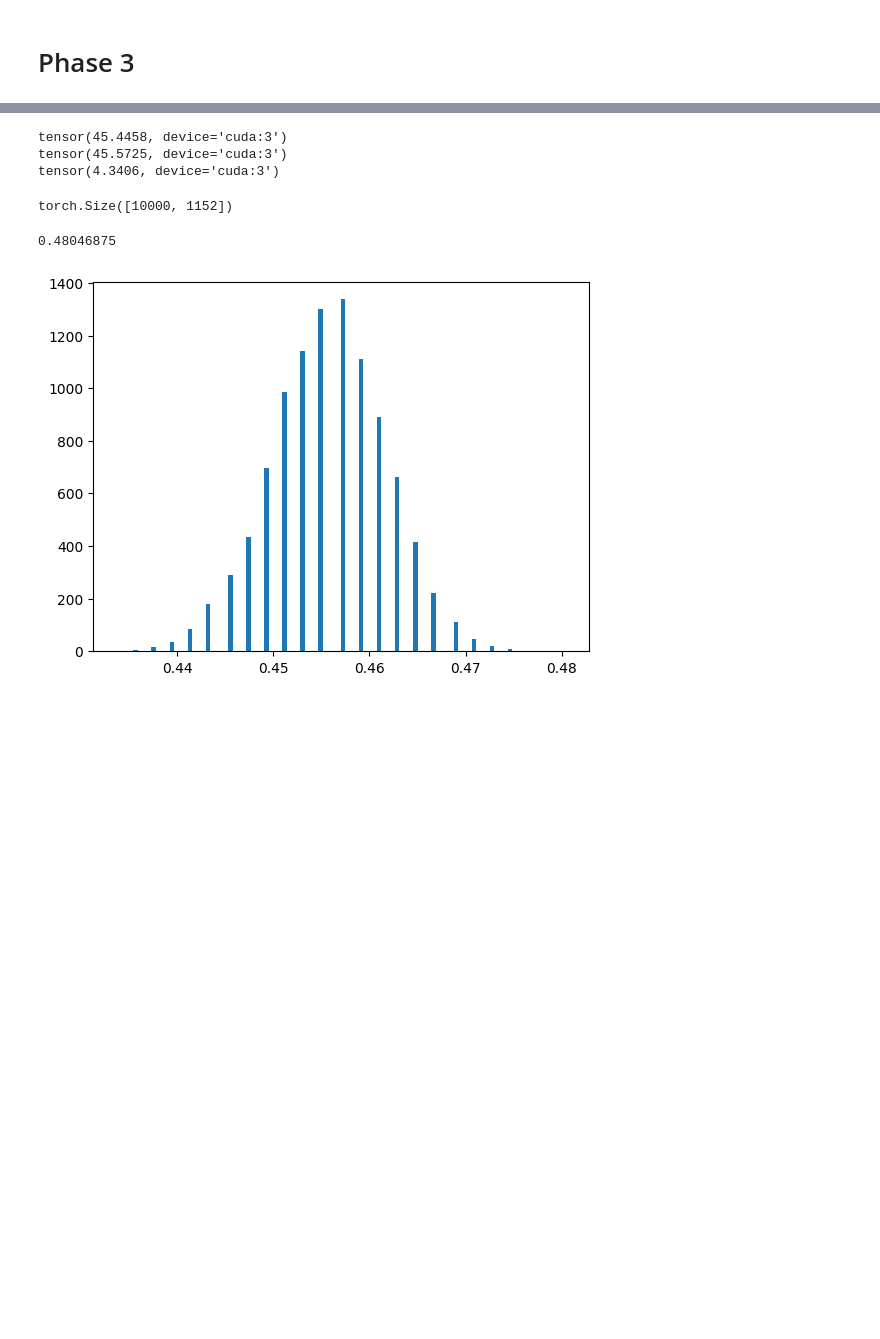
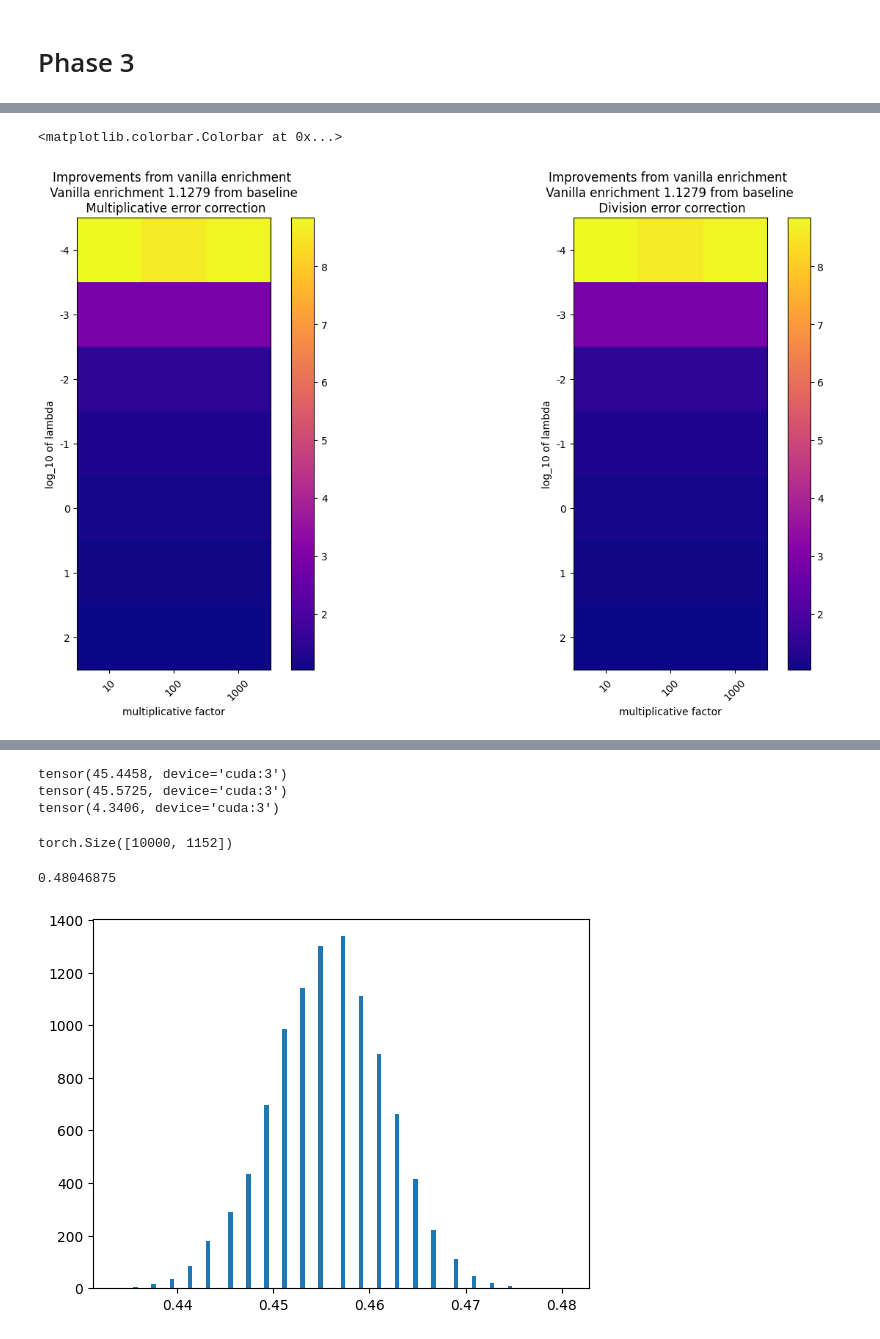
Before and after one commit to iglimlloja/llm-knowledge-distillation, a Jupyter notebook: distillation_gcp/debugging.ipynb, the cells around one changed output, grey strips where cells are left out. Cells and saved outputs as stored; diff of their text form; code cells hidden in the pictures; blank space fills up the shorter version.

```diff
--- a/distillation_gcp/debugging.ipynb
+++ b/distillation_gcp/debugging.ipynb
@@ -657,0 +1332,2 @@ configuration['loader'] = loader
+# %%
+reg_matrix = 0.1* torch.eye(p, device='cpu') + XtX_enriched.cpu()
@@ -657,0 +1598,46 @@ configuration['loader'] = loader
+# %%
+# lam_vals = [-10, -8, -6, -5,-4,-3,-2,-1,0,1,2]
+lam_vals = [-4,-3,-2,-1,0,1,2]
+# lam_vals = [-2,-1,0]
+# XtY_factors = [10, 100, 1000, 5000, 10000, 50000, 150000]
+XtY_factors = [10, 100, 1000]
+heatmap_64 = []
+device='cpu'
+heatmap_64_div_correction = []
+for lam in lam_vals:
+    ratios = []
+    ratios2 = []
+    for factor in XtY_factors:
+        reg_matrix = 10**lam * torch.eye(p, device=device)
+        B_hat_enriched_regularized = torch.linalg.solve(XtX_enriched + reg_matrix, XtY_enriched * factor)
+        ratios.append((((X_batch_e @ B_hat_enriched_regularized)[..., :vanilla_p] - Y_batch*factor).norm('fro') / (Y_batch*factor).norm('fro')).item())
+        ratios2.append((((X_batch_e @ B_hat_enriched_regularized)[..., :vanilla_p]/factor - Y_batch).norm('fro') / (Y_batch).norm('fro')).item())
+    heatmap_64.append(ratios)
+    heatmap_64_div_correction.append(ratios2)
+# %%
+heatmap_64 = np.array(heatmap_64)
+heatmap_64_div_correction = np.array(heatmap_64_div_correction)
+# %%
+# Double precision
+import matplotlib.pyplot as plt
+
+plt.figure(figsize=(16,8))
+plt.subplot(1,2,1)
+plt.title(f"Improvements from vanilla enrichment \n Vanilla enrichment {((X_batch_e @ B_hat_enriched)[..., :vanilla_p] - Y_batch).norm('fro') / Y_batch.norm():.4f} from baseline \n Multiplicative error correction")
+plt.imshow(heatmap_64, cmap='plasma')
+plt.xlabel('multiplicative factor')
+plt.xticks(np.arange(len(XtY_factors)), labels=XtY_factors, rotation=45)
+plt.ylabel('log_10 of lambda')
+plt.yticks(np.arange(len(lam_vals)), labels=lam_vals)
+plt.colorbar()
+plt.subplot(1,2,2)
+plt.title(f"Improvements from vanilla enrichment \n Vanilla enrichment {((X_batch_e @ B_hat_enriched)[..., :vanilla_p] - Y_batch).norm('fro') / Y_batch.norm():.4f} from baseline \n Division error correction")
+plt.imshow(heatmap_64_div_correction, cmap='plasma')
+plt.xlabel('multiplicative factor')
+plt.xticks(np.arange(len(XtY_factors)), labels=XtY_factors, rotation=45)
+plt.ylabel('log_10 of lambda')
+plt.yticks(np.arange(len(lam_vals)), labels=lam_vals)
+plt.colorbar()
+# %% [output]
+<matplotlib.colorbar.Colorbar at 0x...>
+[figure, added]
```
Also changed, not shown: parts of 176 cells of this notebook, 4 other files.
